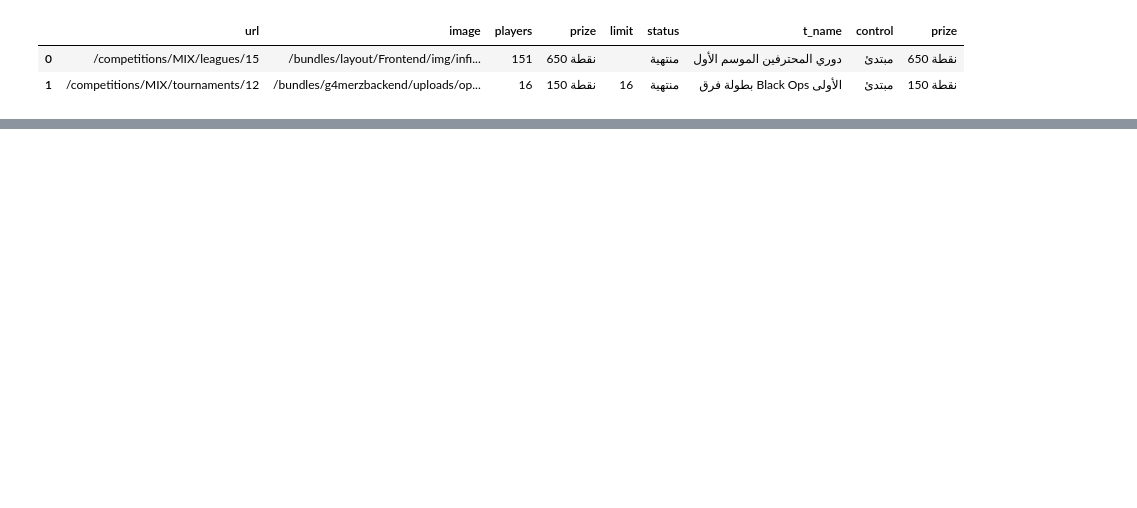
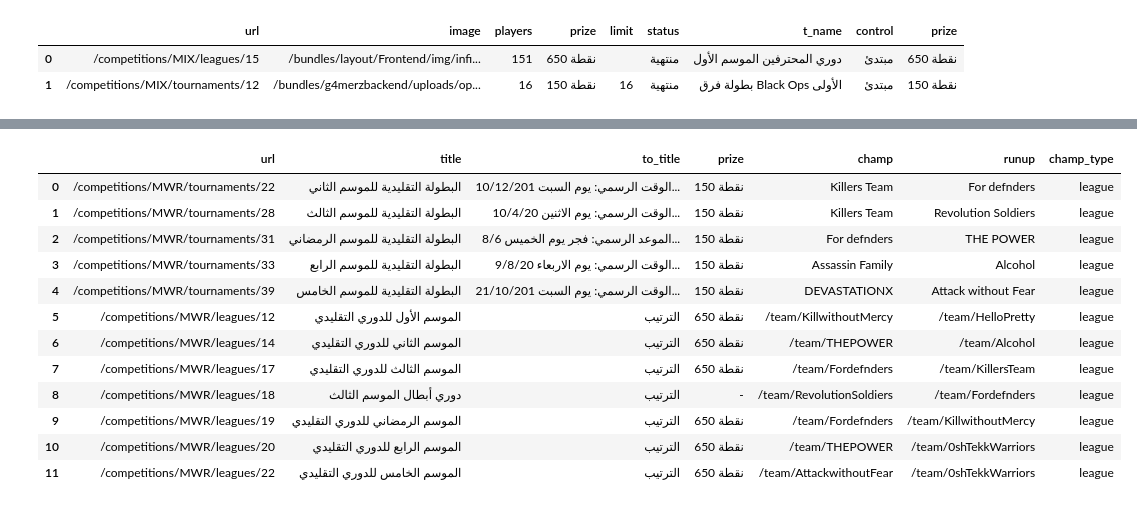
Before and after one commit to iRaied/eSports_Teams, a Jupyter notebook: esports_teams.ipynb, the cells around one changed output, grey strips where cells are left out. Cells and saved outputs as stored; diff of their text form; code cells hidden in the pictures; blank space fills up the shorter version.

```diff
--- a/esports_teams.ipynb
+++ b/esports_teams.ipynb
@@ -2488,0 +2651,34 @@ This section for only COD MIX Championships.
+# %%
+# 10
+
+df_cod_mwr_t = []
+folder = './TOs/NAFS/COD_MWR/Tourneys'
+for cod_txt in os.listdir(folder):
+    with open(os.path.join(folder, cod_txt), encoding='utf8') as file:
+        #print(file.name)
+        soup = BeautifulSoup(file.read())
+        div_container = soup.find('div', class_="left")
+        div_container2 = soup.find('div', class_="mobra")
+        for url in div_container2.find_all('a'):
+            url = url.get('href')
+            url = url.strip()[26:]
+            #print(url)
+        title = soup.find('h2').contents[0]
+        to_title = soup.find('div', class_="tournament__title ar").contents[0]
+        div_container = soup.find('ul', class_="specs")
+        prize = div_container.find_all('li')[1].contents[1].strip()
+        div_container = soup.find('div', class_="message-box")
+        champ = div_container.find_all('a')[0].contents[0].strip()
+        runup = div_container.find_all('a')[1].contents[0].strip()
+        #print(title)
+        #print(to_title)
+        #print(prize)
+        #print(champ)
+        #print(runup)
+        # Append to list of dictionaries
+        df_cod_mwr_t.append({'url': url, 'title': title, 'to_title': to_title, 'prize': prize, 'champ': champ, 'runup': runup})
+df_cod_mwr_t = pd.DataFrame(df_cod_mwr_t, columns = ['url', 'title', 'to_title', 'prize', 'champ', 'runup'])
+# %%
+# 11
+
+df_cod_mwr_t['champ_type'] = 'league'
@@ -2488,0 +2696,22 @@ This section for only COD MIX Championships.
+# %%
+# 13
+
+df_cod_mwr = df_cod_mwr_t.append(df_cod_mwr_l, ignore_index=True)
+# %%
+# 14
+
+df_cod_mwr
+# %% [output]
+|  | url | title | to_title | prize | champ | runup | champ_type |
+| 0 | /competitions/MWR/tournaments/22 | البطولة التقليدية للموسم الثاني | الوقت الرسمي: يوم السبت 10/12/201... | 150 نقطة | Killers Team | For defnders | league |
+| 1 | /competitions/MWR/tournaments/28 | البطولة التقليدية للموسم الثالث | الوقت الرسمي: يوم الاثنين 10/4/20... | 150 نقطة | Killers Team | Revolution Soldiers | league |
+| 2 | /competitions/MWR/tournaments/31 | البطولة التقليدية للموسم الرمضاني | الموعد الرسمي: فجر يوم الخميس 8/6... | 150 نقطة | For defnders | THE POWER | league |
+| 3 | /competitions/MWR/tournaments/33 | البطولة التقليدية للموسم الرابع | الوقت الرسمي: يوم الاربعاء 9/8/20... | 150 نقطة | Assassin Family | Alcohol | league |
+| 4 | /competitions/MWR/tournaments/39 | البطولة التقليدية للموسم الخامس | الوقت الرسمي: يوم السبت 21/10/201... | 150 نقطة | DEVASTATIONX | Attack without Fear | league |
+| 5 | /competitions/MWR/leagues/12 | الموسم الأول للدوري التقليدي | الترتيب | 650 نقطة | /team/KillwithoutMercy | /team/HelloPretty | league |
+| 6 | /competitions/MWR/leagues/14 | الموسم الثاني للدوري التقليدي | الترتيب | 650 نقطة | /team/THEPOWER | /team/Alcohol | league |
+| 7 | /competitions/MWR/leagues/17 | الموسم الثالث للدوري التقليدي | الترتيب | 650 نقطة | /team/Fordefnders | /team/KillersTeam | league |
+| 8 | /competitions/MWR/leagues/18 | دوري أبطال الموسم الثالث | الترتيب | - | /team/RevolutionSoldiers | /team/Fordefnders | league |
+| 9 | /competitions/MWR/leagues/19 | الموسم الرمضاني للدوري التقليدي | الترتيب | 650 نقطة | /team/Fordefnders | /team/KillwithoutMercy | league |
+| 10 | /competitions/MWR/leagues/20 | الموسم الرابع للدوري التقليدي | الترتيب | 650 نقطة | /team/THEPOWER | /team/0shTekkWarriors | league |
+| 11 | /competitions/MWR/leagues/22 | الموسم الخامس للدوري التقليدي | الترتيب | 650 نقطة | /team/AttackwithoutFear | /team/0shTekkWarriors | league |
```
Also changed, not shown: parts of 15 cells of this notebook.
